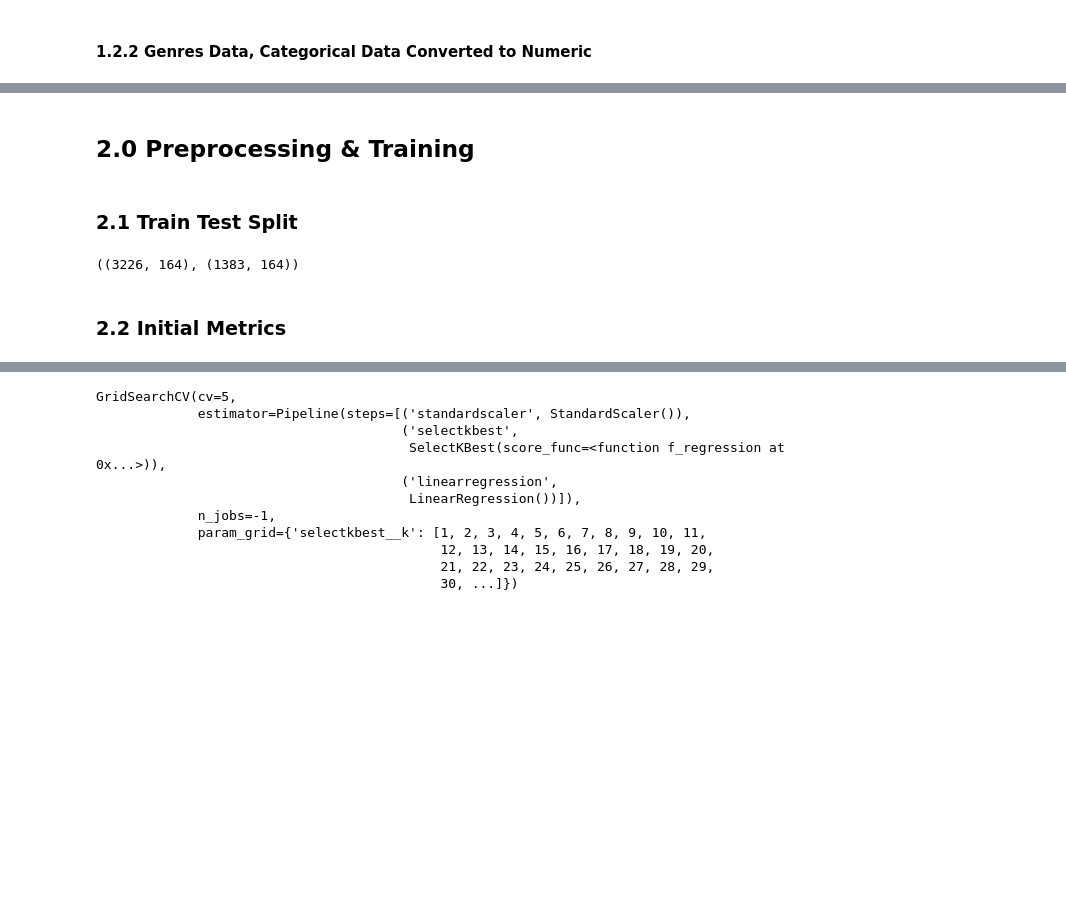
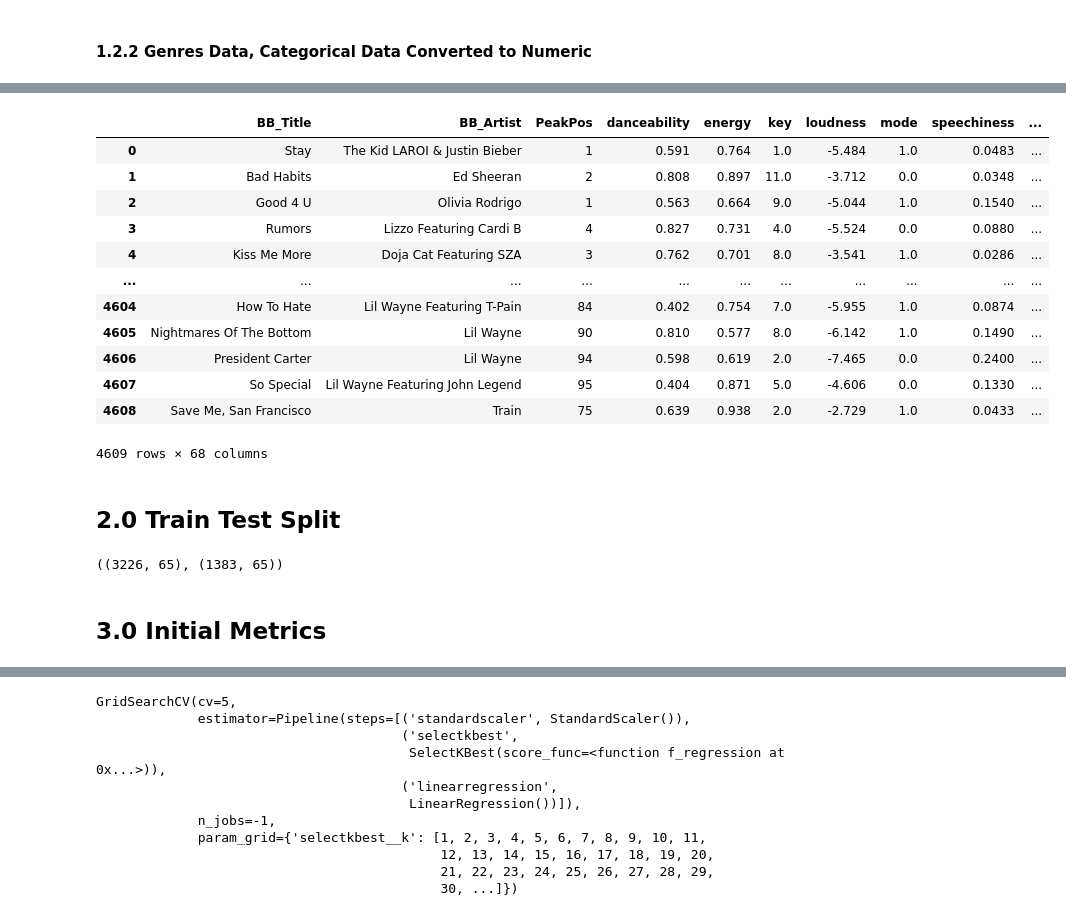
Before and after one commit to JelicaB/BillboardSongAnalysis, a Jupyter notebook: notebooks/4.0-JB-Preprocessing-and-Training.ipynb, the cells around one changed output, grey strips where cells are left out. Saved outputs shown, nothing was run; the diff lists cells and outputs as text; code cells hidden in the pictures; blank space fills up the shorter version.

```diff
--- a/notebooks/4.0-JB-Preprocessing-and-Training.ipynb
+++ b/notebooks/4.0-JB-Preprocessing-and-Training.ipynb
@@ -95,6 +98,6 @@ destroy techno       1
 Name: Genres, Length: 444, dtype: int64
 # %%
-mask = genres['Genres'].isin(counts[counts < 10].index)
-genres['Genres'][mask] = 'Other'
+#mask = genres['Genres'].isin(counts[counts < 10].index)
+#genres['Genres'][mask] = 'Other'
 
-genres[genres.Genres == 'Other'].shape[0]
+#genres[genres.Genres == 'Other'].shape[0]
@@ -132,0 +126,15 @@ genre_dummies.head()
+# %%
+# this approach uses FeatureHasher
+features = 52
+#features = 445
+
+model = FeatureHasher(n_features=features, input_type='string')
+transformed_model = model.transform(genres.Genres)
+transformed_model.toarray()
+
+df = pd.DataFrame(transformed_model.toarray(), columns=['tm_'+str(i) for i in range(features)])
+#df
+# %%
+genre_hashed = pd.concat([genres, df], axis=1).groupby(by=['BB_Title','BB_Artist'],as_index=False).sum()
+
+genre_hashed.head()
@@ -133,11 +149,24 @@ genre_dummies.head()
 # %%
-merged = pd.merge(song_atts, genre_dummies, how='left', on=['BB_Title','BB_Artist'])
+merged = pd.merge(song_atts, genre_hashed, how='left', on=['BB_Title','BB_Artist'])
+#merged = pd.merge(song_atts, genre_dummies, how='left', on=['BB_Title','BB_Artist'])
 
-#merged
+merged
+# %% [output]
+|  | BB_Title | BB_Artist | PeakPos | danceability | energy | key | loudness | mode | speechiness | ... |
+| 0 | Stay | The Kid LAROI & Justin Bieber | 1 | 0.591 | 0.764 | 1.0 | -5.484 | 1.0 | 0.0483 | ... |
+| 1 | Bad Habits | Ed Sheeran | 2 | 0.808 | 0.897 | 11.0 | -3.712 | 0.0 | 0.0348 | ... |
+| 2 | Good 4 U | Olivia Rodrigo | 1 | 0.563 | 0.664 | 9.0 | -5.044 | 1.0 | 0.1540 | ... |
+| 3 | Rumors | Lizzo Featuring Cardi B | 4 | 0.827 | 0.731 | 4.0 | -5.524 | 0.0 | 0.0880 | ... |
+| 4 | Kiss Me More | Doja Cat Featuring SZA | 3 | 0.762 | 0.701 | 8.0 | -3.541 | 1.0 | 0.0286 | ... |
+| ... | ... | ... | ... | ... | ... | ... | ... | ... | ... | ... |
+| 4604 | How To Hate | Lil Wayne Featuring T-Pain | 84 | 0.402 | 0.754 | 7.0 | -5.955 | 1.0 | 0.0874 | ... |
+| 4605 | Nightmares Of The Bottom | Lil Wayne | 90 | 0.810 | 0.577 | 8.0 | -6.142 | 1.0 | 0.1490 | ... |
+| 4606 | President Carter | Lil Wayne | 94 | 0.598 | 0.619 | 2.0 | -7.465 | 0.0 | 0.2400 | ... |
+| 4607 | So Special | Lil Wayne Featuring John Legend | 95 | 0.404 | 0.871 | 5.0 | -4.606 | 0.0 | 0.1330 | ... |
+| 4608 | Save Me, San Francisco | Train | 75 | 0.639 | 0.938 | 2.0 | -2.729 | 1.0 | 0.0433 | ... |
+4609 rows × 68 columns
 # %% [markdown]
-## 2.0 Preprocessing & Training
+## 2.0 Train Test Split
-# %% [markdown]
-### 2.1 Train Test Split
 # %%
 X = merged.drop(columns=['PeakPos','BB_Title', 'BB_Artist'])
 y = merged.PeakPos
@@ -149,6 +178,6 @@ X_train, X_test, y_train, y_test = train_test_split(X, y, test_size=0.3, random_
 # %%
 X_train.shape, X_test.shape
 # %% [output]
-((3226, 164), (1383, 164))
+((3226, 65), (1383, 65))
 # %% [markdown]
-### 2.2 Initial Metrics
+## 3.0 Initial Metrics
```
Also changed, not shown: parts of 52 cells of this notebook.
